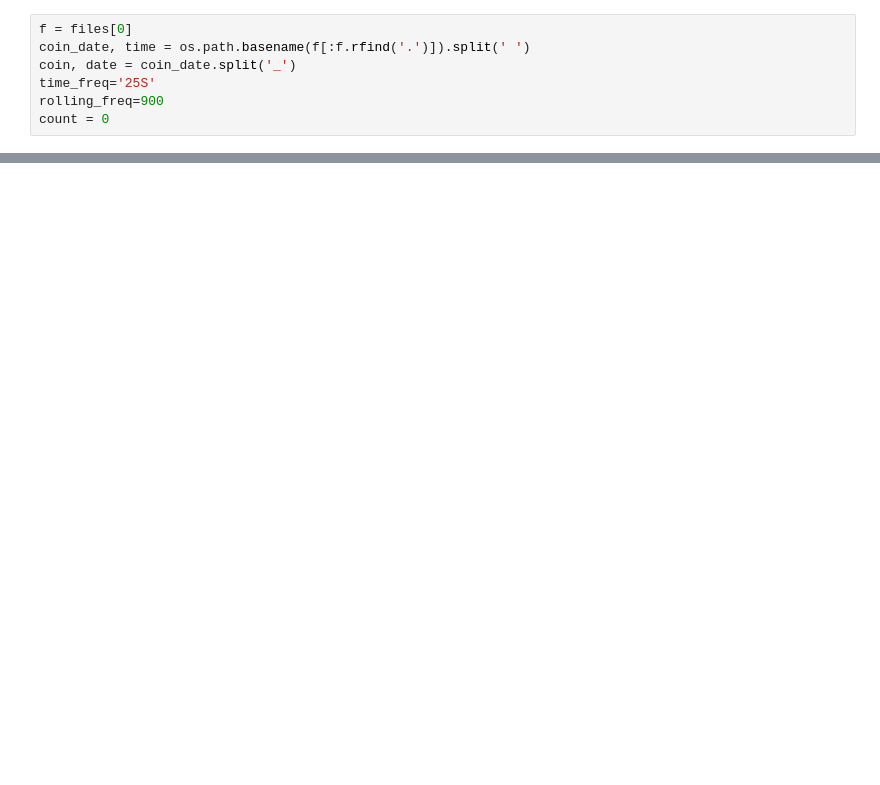
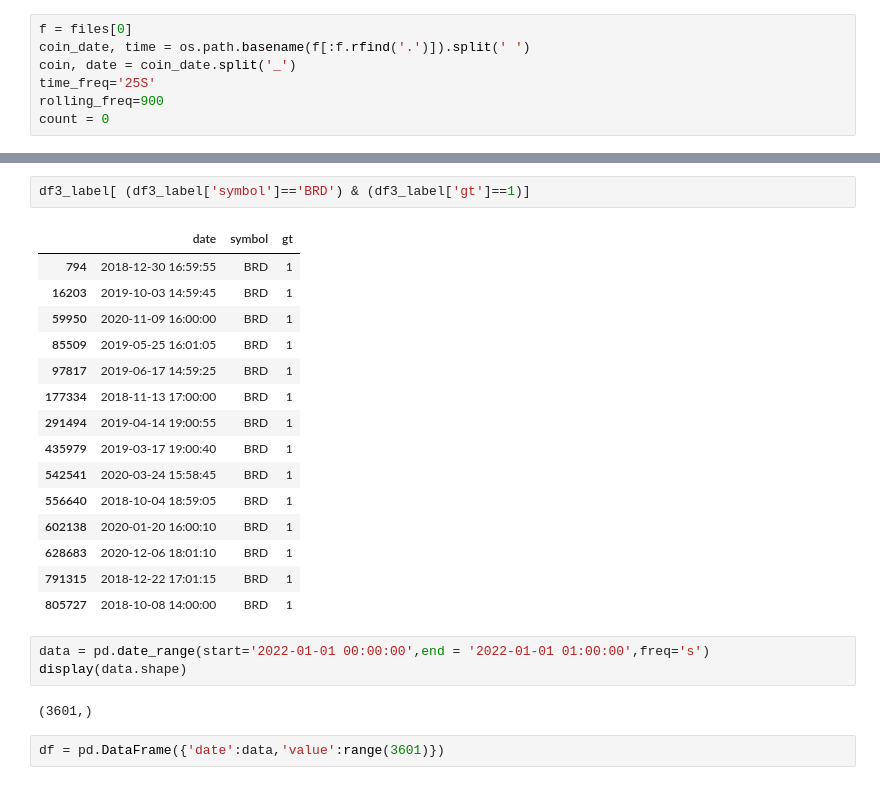
Before and after one commit to xfunture/pump-and-dump-dataset, a Jupyter notebook: test.ipynb, the cells around one changed output, grey strips where cells are left out. Saved outputs shown, nothing was run; the diff lists cells and outputs as text; blank space fills up the shorter version.

```diff
--- a/test.ipynb
+++ b/test.ipynb
@@ -174,0 +242,25 @@ Freq: 25S, Name: btc_volume, Length: 65703, dtype: float64
+# %%
+df3_label[ (df3_label['symbol']=='BRD') & (df3_label['gt']==1)]
+# %% [output]
+|  | date | symbol | gt |
+| 794 | 2018-12-30 16:59:55 | BRD | 1 |
+| 16203 | 2019-10-03 14:59:45 | BRD | 1 |
+| 59950 | 2020-11-09 16:00:00 | BRD | 1 |
+| 85509 | 2019-05-25 16:01:05 | BRD | 1 |
+| 97817 | 2019-06-17 14:59:25 | BRD | 1 |
+| 177334 | 2018-11-13 17:00:00 | BRD | 1 |
+| 291494 | 2019-04-14 19:00:55 | BRD | 1 |
+| 435979 | 2019-03-17 19:00:40 | BRD | 1 |
+| 542541 | 2020-03-24 15:58:45 | BRD | 1 |
+| 556640 | 2018-10-04 18:59:05 | BRD | 1 |
+| 602138 | 2020-01-20 16:00:10 | BRD | 1 |
+| 628683 | 2020-12-06 18:01:10 | BRD | 1 |
+| 791315 | 2018-12-22 17:01:15 | BRD | 1 |
+| 805727 | 2018-10-08 14:00:00 | BRD | 1 |
+# %%
+data = pd.date_range(start='2022-01-01 00:00:00',end = '2022-01-01 01:00:00',freq='s')
+display(data.shape)
+# %% [output]
+(3601,)
+# %%
+df = pd.DataFrame({'date':data,'value':range(3601)})
```
Also changed, not shown: parts of 59 cells of this notebook.
